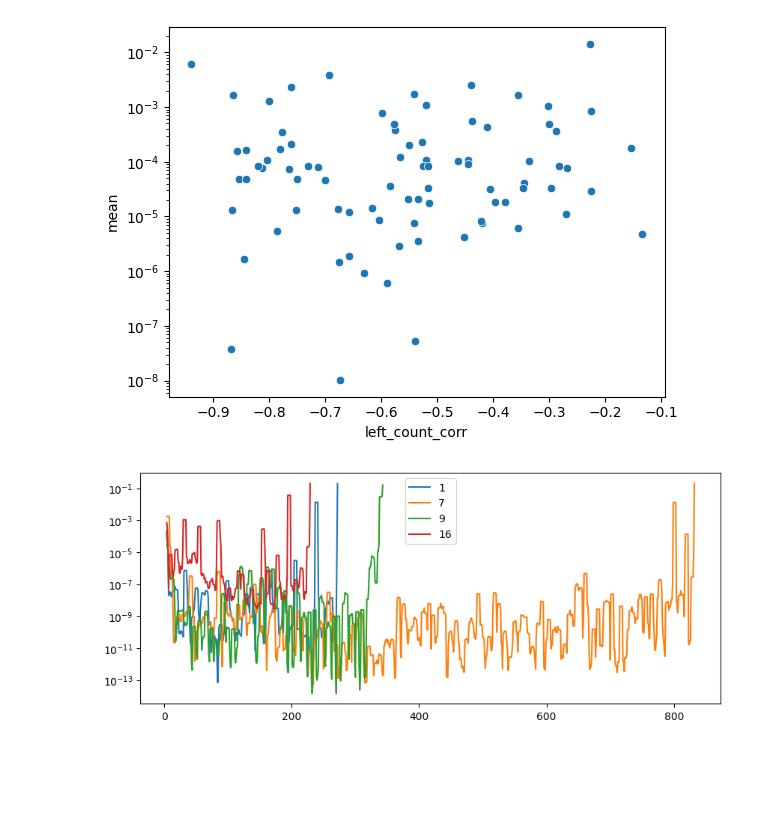
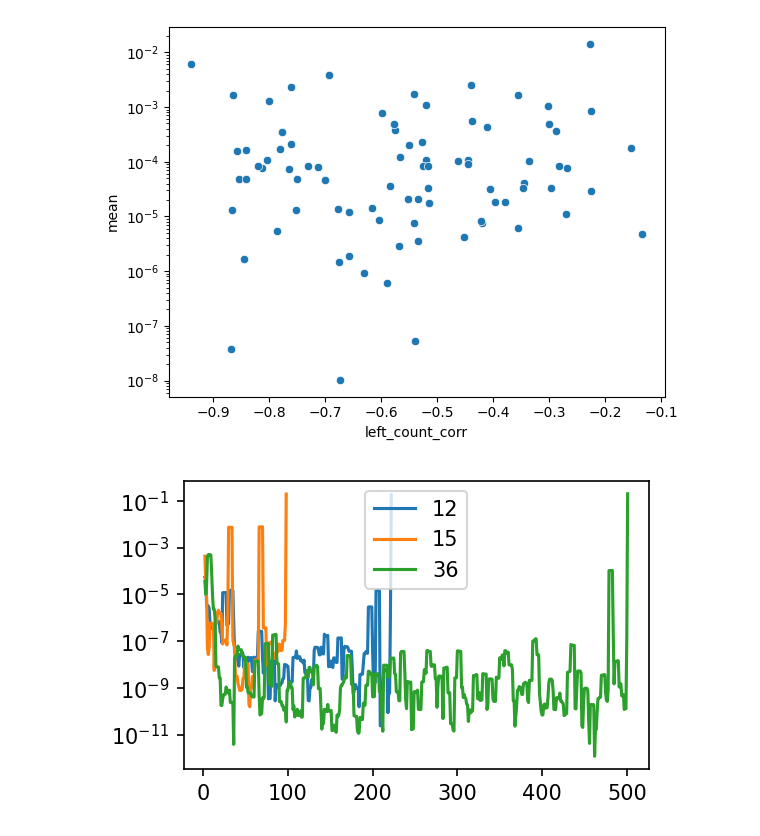
Before and after one commit to chengzhi-lu/vllm, a Jupyter notebook: examples/analysis/data/eos_pos_analysis.ipynb, the cells around one changed output. Saved outputs shown, nothing was run; the diff lists cells and outputs as text; code cells hidden in the pictures; blank space fills up the shorter version.

```diff
--- a/examples/analysis/data/eos_pos_analysis.ipynb
+++ b/examples/analysis/data/eos_pos_analysis.ipynb
@@ -131,9 +131,11 @@ plt.yscale("log")
 # %% [output]
 [figure]
 # %%
-# plt.figure(figsize=(10, 2.5), dpi=150)
-rolling_mean_df_prob.loc[:, [1, 7, 9, 16]].plot(figsize=(10, 4))
+plt.figure(figsize=(4, 2.5), dpi=150)
+rolling_mean_df_prob = df_prob.rolling(window=5, center=True).mean()
+data = rolling_mean_df_prob.loc[:, [12,15,36]]
+sns.lineplot(data=data, dashes=False)
 plt.yscale("log")
 # plt.ylim(0,50)
 # %% [output]
-[figure, old version]
+[figure, new version]
```
Also changed, not shown: 3 other files.
